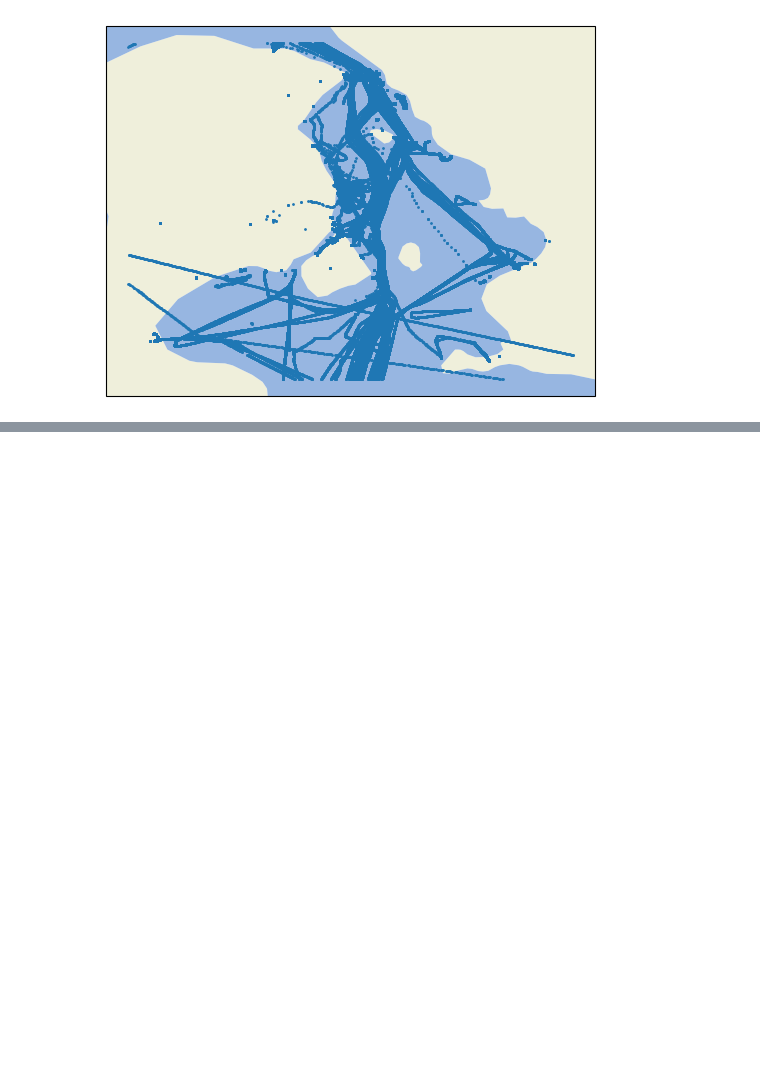
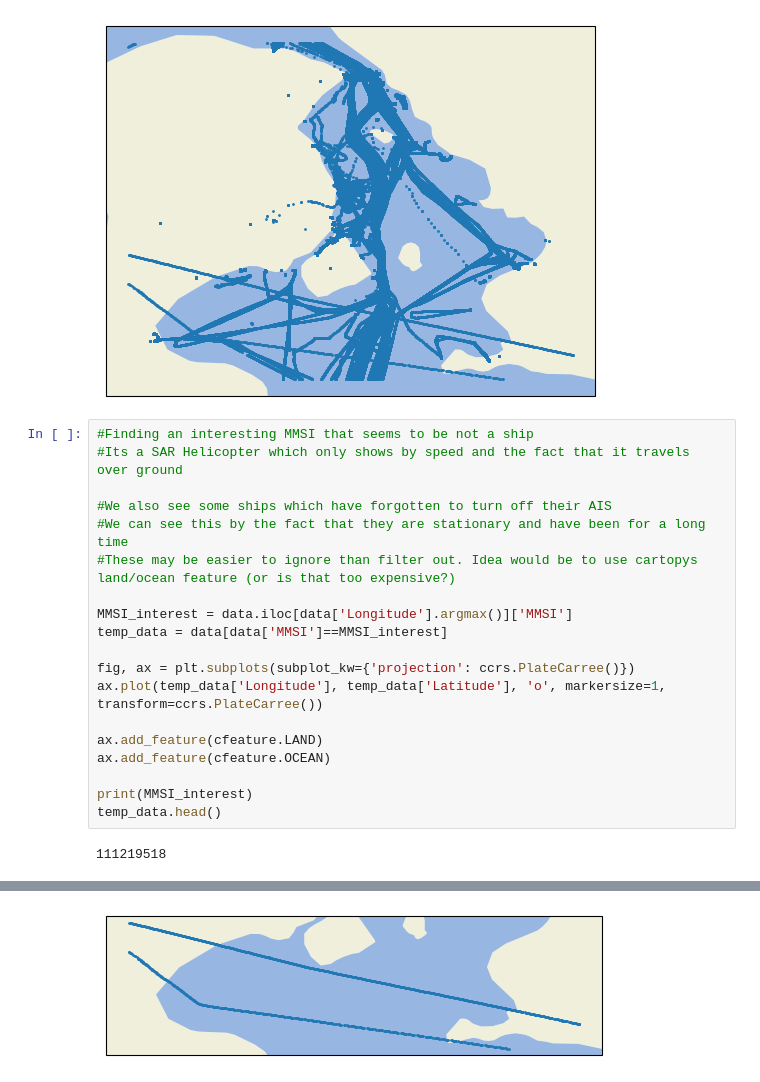
Before and after one commit to asgermik/AIS_project, a Jupyter notebook: Trials/Plotting_oresund_data.ipynb, the cells around one changed output, grey strips where cells are left out. Drawn from its saved outputs; the diff is of its cells as text; blank space fills up the shorter version.

```diff
--- a/Trials/Plotting_oresund_data.ipynb
+++ b/Trials/Plotting_oresund_data.ipynb
@@ -20,3 +21,24 @@ ax.add_feature(cfeature.OCEAN)
 # %% [output]
 <cartopy.mpl.feature_artist.FeatureArtist at 0x...>
 [figure]
+# %%
+#Finding an interesting MMSI that seems to be not a ship
+#Its a SAR Helicopter which only shows by speed and the fact that it travels over ground
+
+#We also see some ships which have forgotten to turn off their AIS
+#We can see this by the fact that they are stationary and have been for a long time
+#These may be easier to ignore than filter out. Idea would be to use cartopys land/ocean feature (or is that too expensive?)
+
+MMSI_interest = data.iloc[data['Longitude'].argmax()]['MMSI']
+temp_data = data[data['MMSI']==MMSI_interest]
+
+fig, ax = plt.subplots(subplot_kw={'projection': ccrs.PlateCarree()})
+ax.plot(temp_data['Longitude'], temp_data['Latitude'], 'o', markersize=1, transform=ccrs.PlateCarree())
+
+ax.add_feature(cfeature.LAND)
+ax.add_feature(cfeature.OCEAN)
+
+print(MMSI_interest)
+temp_data.head()
+# %% [output]
+111219518
@@ -23 +51,2 @@ ax.add_feature(cfeature.OCEAN)
+[figure, added]
 # %%
```
Also changed, not shown: parts of 3 cells of this notebook, 6 other files.
